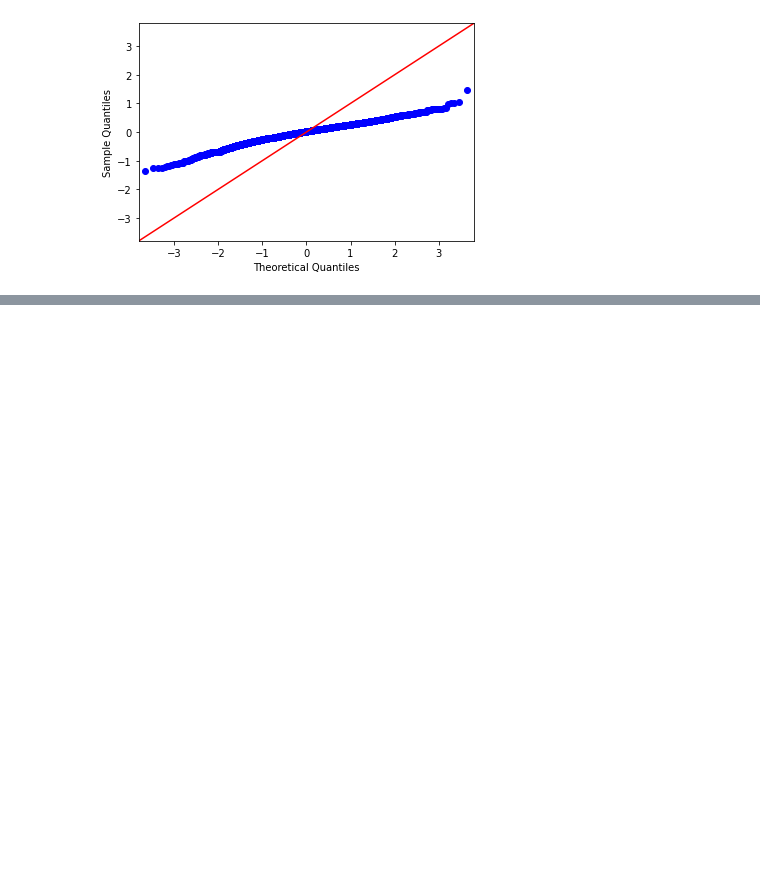
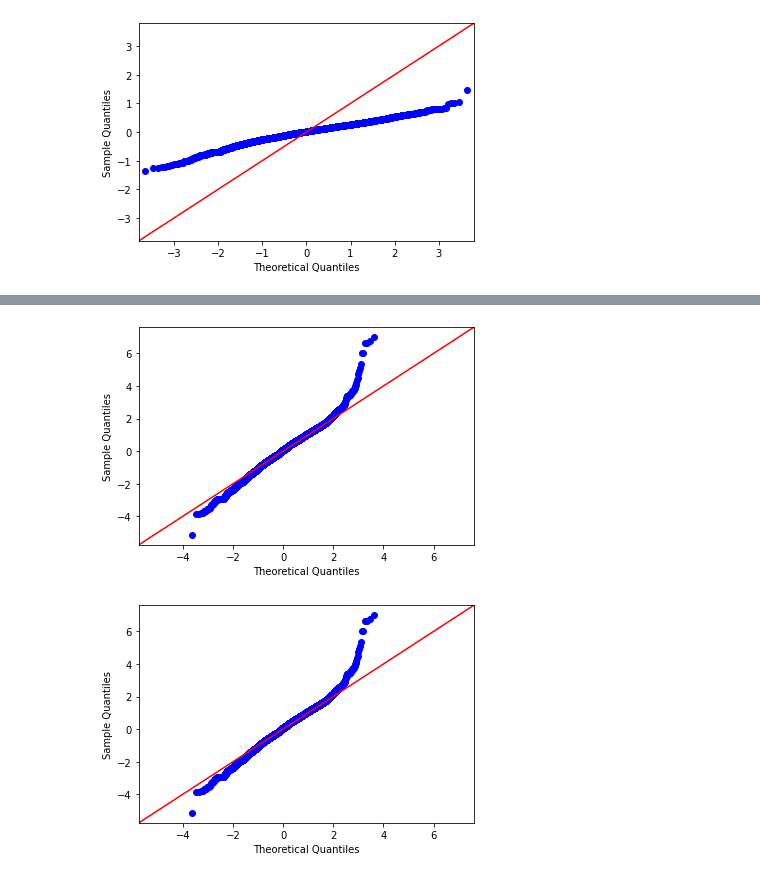
Before and after one commit to CharudattaManwatkar/lra_final_project_group_17, a Jupyter notebook: LRA_final_project_cleanboy.ipynb, the cells around one changed output, grey strips where cells are left out. Saved outputs shown, nothing was run; the diff lists cells and outputs as text; code cells hidden in the pictures; blank space fills up the shorter version.

```diff
--- a/LRA_final_project_cleanboy.ipynb
+++ b/LRA_final_project_cleanboy.ipynb
@@ -885,7 +965,7 @@ model = smf.ols('selling_price_log~name+year+km_driven+fuel+mileage+max_power+en
 # %%
-car_data_dropped["res_sq"] = model.resid**2
-model_res = model = smf.ols('selling_price_log~name+year+km_driven+fuel+mileage+max_power+engine', data = car_data_dropped).fit()
+car_data_converted["res_sq"] = model_log.resid**2
+model_res = smf.ols("res_sq ~ name+year+km_driven+fuel+seller_type+transmission+owner+mileage+max_power+engine", data=car_data_converted).fit()
 weight = model_res.fittedvalues
 weight = abs(weight)
 weight = weight**-1
-car_data_dropped['weight'] = weight
+car_data_converted['weight'] = weight
@@ -910,5 +972,8 @@ y=['selling_price_log']
+# %%
+y=car_data_converted.selling_price_log
+x=car_data_converted[['name','year', 'km_driven','fuel','seller_type','transmission','owner','mileage','max_power','engine']]
 # %%
-mod_wls = sm.WLS(y,xastype(float), car_data_dropped['weight'])
+mod_wls = sm.WLS(y,x.astype(float), car_data_converted['weight'])
 mod_res = mod_wls.fit()
 print(mod_res.summary())
 # %% [output]
@@ -915,0 +999,2 @@ AttributeError: 'list' object has no attribute 'astype'
+# %%
+model_weighted=mod_res
@@ -915,0 +1052,5 @@ AttributeError: 'list' object has no attribute 'astype'
+# %%
+sm.qqplot(model_weighted.resid, line = '45')
+# %% [output]
+[figure, added]
+[figure, added]
```
Also changed, not shown: parts of 27 cells of this notebook.
